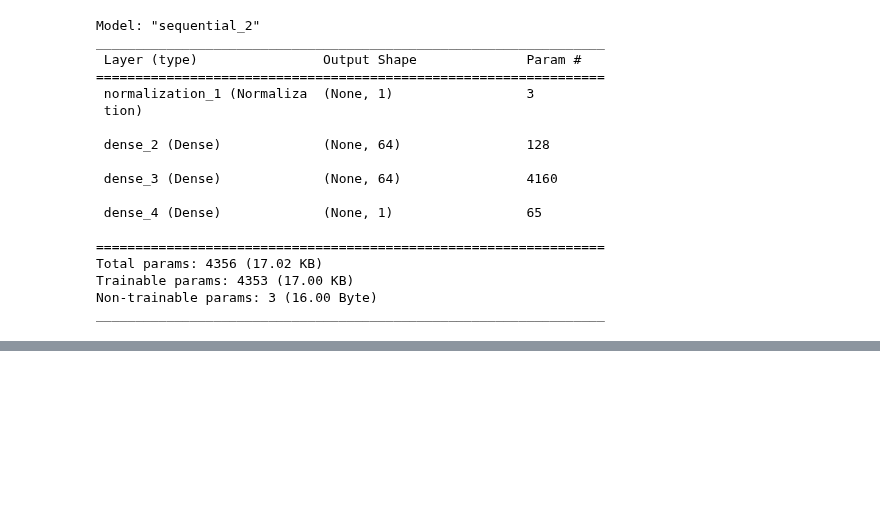
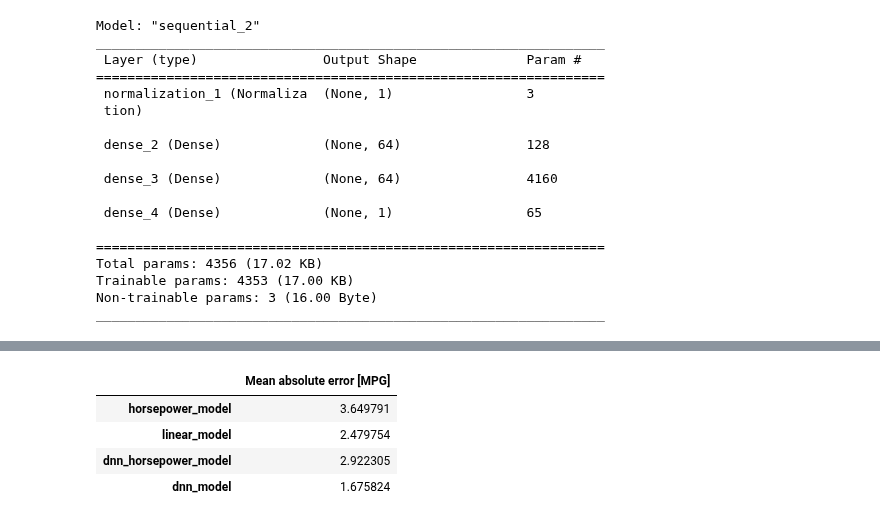
Before and after one commit to NavdeepTU/Deep-Learning, a Jupyter notebook: 02. ML basics with Keras/05. Basic_regression_Predict_fuel_efficiency.ipynb, the cells around one changed output, grey strips where cells are left out. Saved outputs shown, nothing was run; the diff lists cells and outputs as text; code cells hidden in the pictures; blank space fills up the shorter version.

```diff
--- a/02. ML basics with Keras/05. Basic_regression_Predict_fuel_efficiency.ipynb
+++ b/02. ML basics with Keras/05. Basic_regression_Predict_fuel_efficiency.ipynb
@@ -370,0 +409,14 @@ test_results['dnn_horsepower_model'] = dnn_horsepower_model.evaluate(
+# %%
+# collect the results on test set
+test_results['dnn_model'] = dnn_model.evaluate(test_features, test_labels, verbose=0)
+# %%
+# Performance
+# Since all models have been trained, you can review their test set performance:
+
+pd.DataFrame(test_results, index=['Mean absolute error [MPG]']).T
+# %% [output]
+|  | Mean absolute error [MPG] |
+| horsepower_model | 3.649791 |
+| linear_model | 2.479754 |
+| dnn_horsepower_model | 2.922305 |
+| dnn_model | 1.675824 |
```
Also changed, not shown: parts of 18 cells of this notebook.
